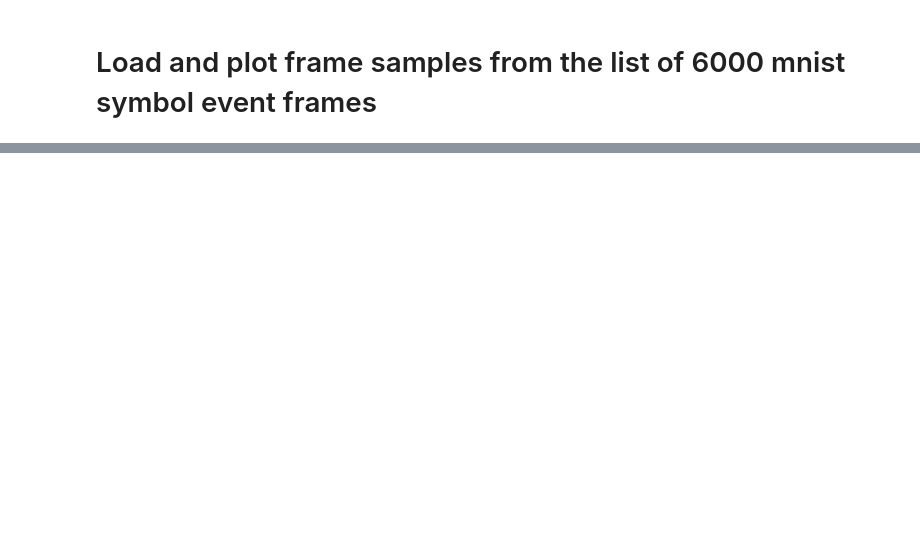
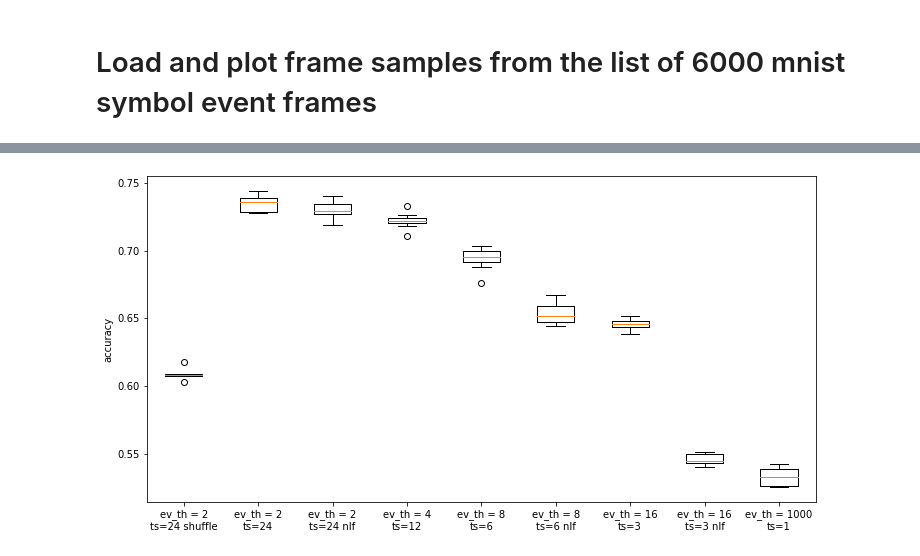
Before and after one commit to sashkarivkind/imagewalker, a Jupyter notebook: syc_mnist_crop_load_save_v1.ipynb, the cells around one changed output, grey strips where cells are left out. Cells and saved outputs as stored; diff of their text form; code cells hidden in the pictures; blank space fills up the shorter version.

```diff
--- a/syc_mnist_crop_load_save_v1.ipynb
+++ b/syc_mnist_crop_load_save_v1.ipynb
@@ -415,0 +507,25 @@ plt.savefig('performance_vs_ev-th.png')
+# %%
+#100 epochs
+
+val_accuracy_arr_100_1000_1 = [0.540, 0.531, 0.541, 0.525, 0.5272, 0.536, 0.526, 0.534, 0.525, 0.542]
+val_accuracy_arr_100_16_3 = [0.644, 0.647, 0.6428, 0.648, 0.6513, 0.645, 0.648, 0.643, 0.638, 0.650]
+val_accuracy_arr_100_8_6 = [0.700, 0.702, 0.688, 0.693, 0.700, 0.676, 0.695, 0.695, 0.691, 0.703]
+val_accuracy_arr_100_2_24 = [0.743, 0.730, 0.728, 0.728, 0.739, 0.739, 0.733, 0.739, 0.728, 0.744]
+val_accuracy_arr_100_4_12 = [0.718, 0.733, 0.720, 0.711, 0.726, 0.723, 0.722, 0.721, 0.724, 0.720]
+val_accuracy_arr_100_2_24_shuffle = [0.609, 0.608, 0.603, 0.607, 0.618]
+
+val_accuracy_arr_100_8_6_remove_last_fr = [0.647, 0.646, 0.667, 0.660, 0.660, 0.654, 0.648, 0.655, 0.650, 0.644]
+val_accuracy_arr_100_2_24_remove_last_fr = [0.729, 0.727, 0.734, 0.734, 0.730, 0.726, 0.727, 0.719, 0.740, 0.739]
+val_accuracy_arr_100_16_3_remove_last_fr = [0.551, 0.551, 0.544, 0.543, 0.540, 0.544, 0.545, 0.543, 0.550, 0.548]
+
+data = [ val_accuracy_arr_100_2_24_shuffle, val_accuracy_arr_100_2_24, val_accuracy_arr_100_2_24_remove_last_fr, val_accuracy_arr_100_4_12,
+        val_accuracy_arr_100_8_6, val_accuracy_arr_100_8_6_remove_last_fr,
+        val_accuracy_arr_100_16_3, val_accuracy_arr_100_16_3_remove_last_fr, val_accuracy_arr_100_1000_1]
+plt.figure(figsize=(12,6))
+plt.boxplot(data, labels = ["ev_th = 2\nts=24 shuffle", "ev_th = 2\nts=24", "ev_th = 2\nts=24 nlf", "ev_th = 4\nts=12", "ev_th = 8\nts=6", "ev_th = 8\nts=6 nlf",
+                            "ev_th = 16\nts=3", "ev_th = 16\nts=3 nlf",  "ev_th = 1000\nts=1"])
+plt.ylabel("accuracy")
+
+# plt.savefig('performance_vs_ev-th_100epochs.png')
+# %% [output]
+[figure, added]
```
Also changed, not shown: parts of 26 cells of this notebook, 2 other files.
